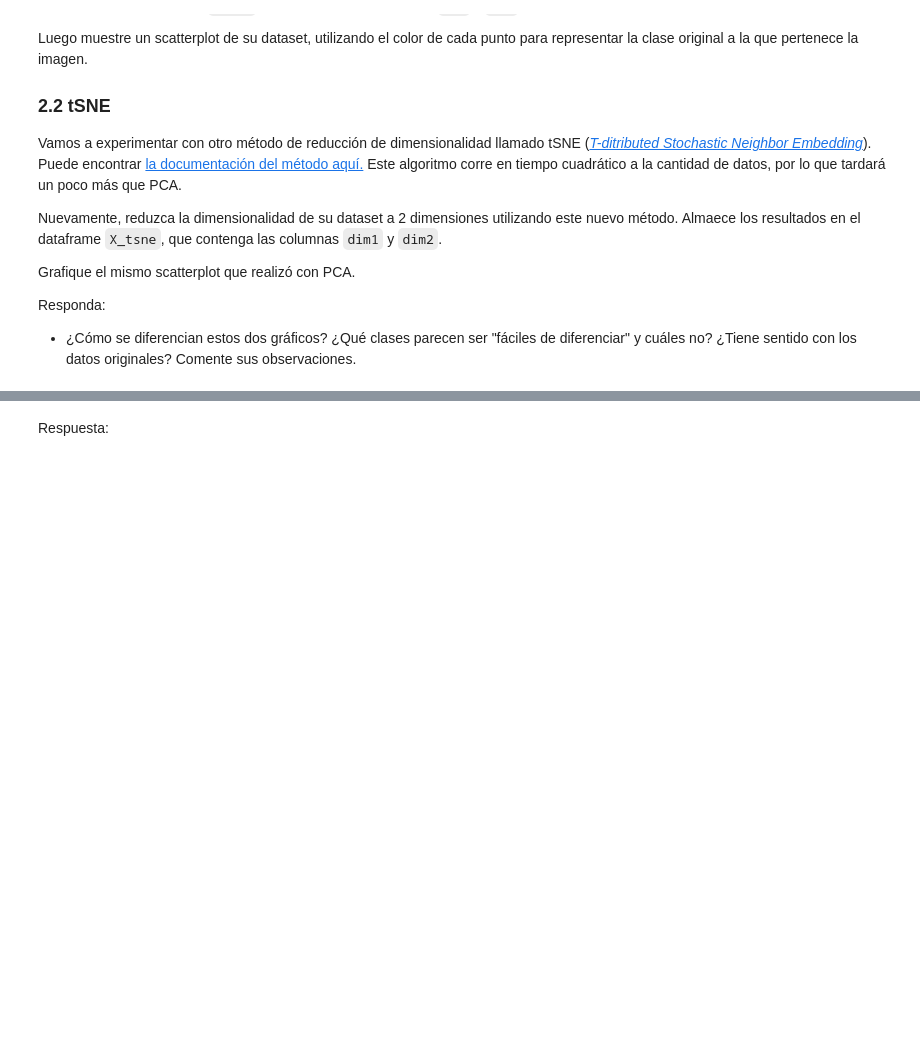
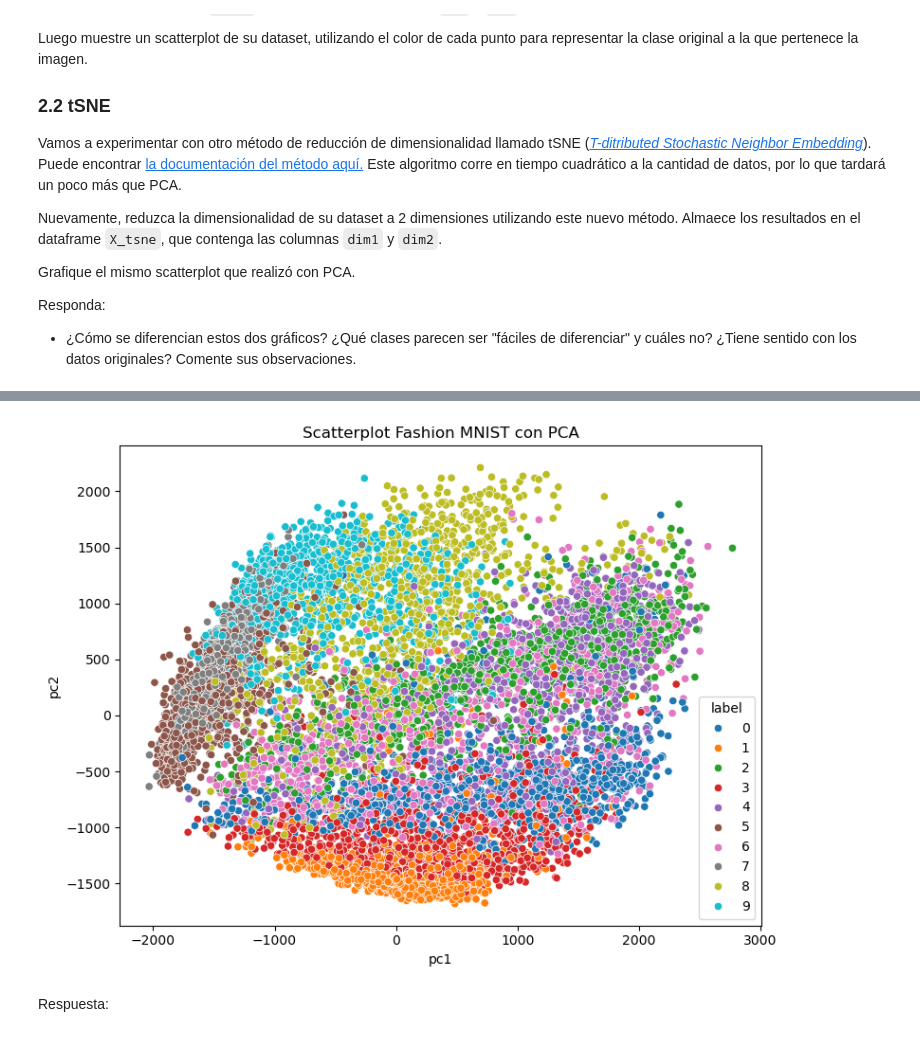
Before and after one commit to BenjaCidR/IMT2200-BENJAMIN-CID, a Jupyter notebook: Actividades/Actividad 12/data_2025/IMT2200 2025 - Actividad 12.ipynb, the cells around one changed output, grey strips where cells are left out. Drawn from its saved outputs; the diff is of its cells as text; code cells hidden in the pictures; blank space fills up the shorter version.

```diff
--- a/Actividades/Actividad 12/data_2025/IMT2200 2025 - Actividad 12.ipynb
+++ b/Actividades/Actividad 12/data_2025/IMT2200 2025 - Actividad 12.ipynb
@@ -47,3 +47,6 @@ import matplotlib.pyplot as plt
 import seaborn as sns
 # %%
 # respuestas
+df = pd.read_csv('fashion-mnist_test.csv')
+display(df.info())
+display(df.head())
@@ -50,3 +67,9 @@ import seaborn as sns
+# %%
+# A basicamente solo hay que botar la columna label (etiqueta)
+X = df.drop('label', axis=1)
+
+# B (datarame de las etiquetas)
+y = df['label']
 # %% [markdown]
 ### Visualización de las imágenes del dataset
 La siguiente celda le permitirá visualizar una muestra de cada una de las clases contenidas en su dataset. Con su `X` e `y` ya definidos, corra el código sin modificar la celda. (Puede correrla múltiples veces para obtener muestras distintas de las imágenes.)
@@ -98,4 +123,8 @@ Responda:
 from sklearn.decomposition import PCA
 from sklearn.manifold import TSNE
 # %%
-# respuestas
+# respuestas 2.1
+pca = PCA(n_components=2) #para pca1 y pca2
+X_pca_data = pca.fit_transform(X)
+X_pca = pd.DataFrame(X_pca_data, columns=['pc1', 'pc2'])
+X_pca
@@ -102,2 +145,11 @@ from sklearn.manifold import TSNE
+# %%
+#scaterrplot X_pca
+fig, ax = plt.subplots(figsize=(8, 6))
+sns.scatterplot(x='pc1', y='pc2', hue=y, palette='tab10', data=X_pca, ax=ax, legend='full')
+ax.set_title('Scatterplot Fashion MNIST con PCA')
+plt.tight_layout()
+plt.show()
+# %% [output]
+[figure, added]
 # %% [markdown]
 Respuesta:
```
Also changed, not shown: parts of 7 cells of this notebook.
